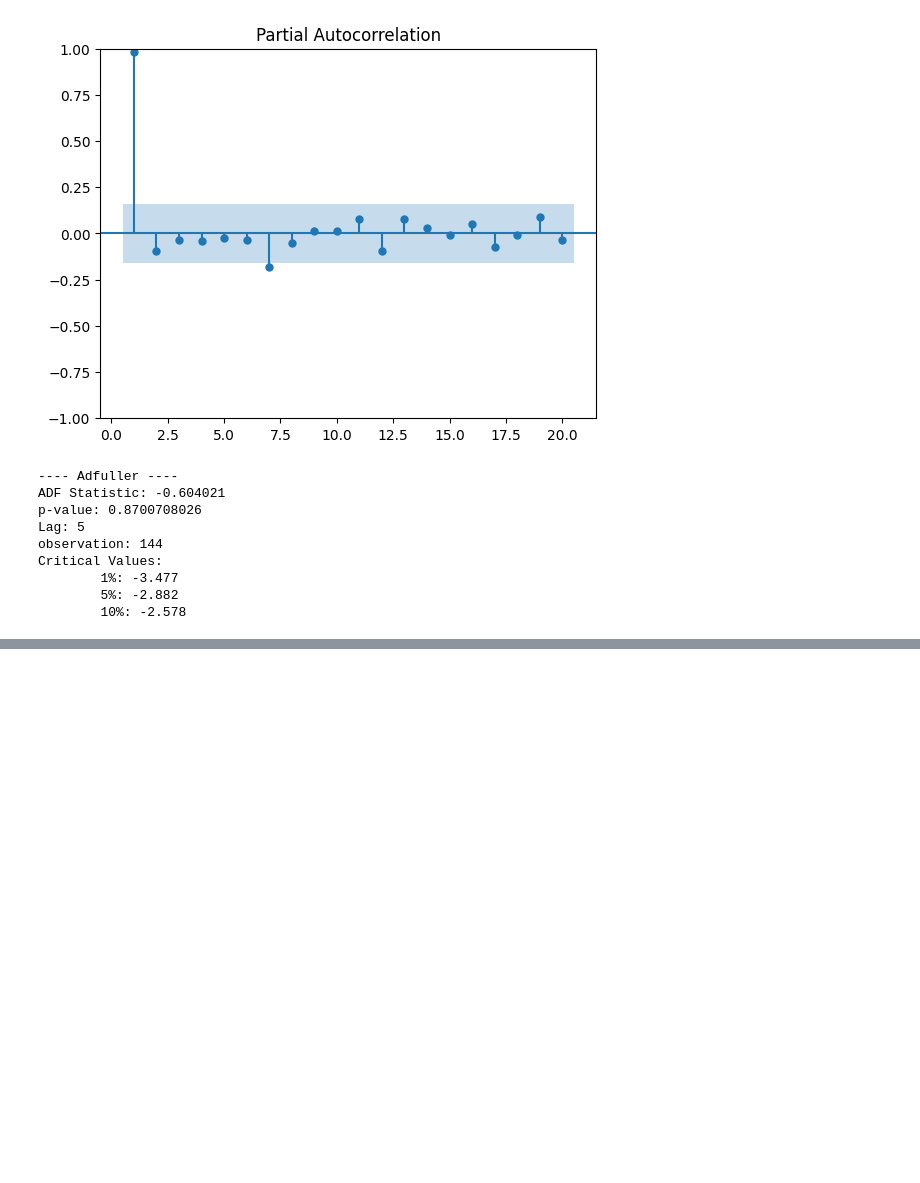
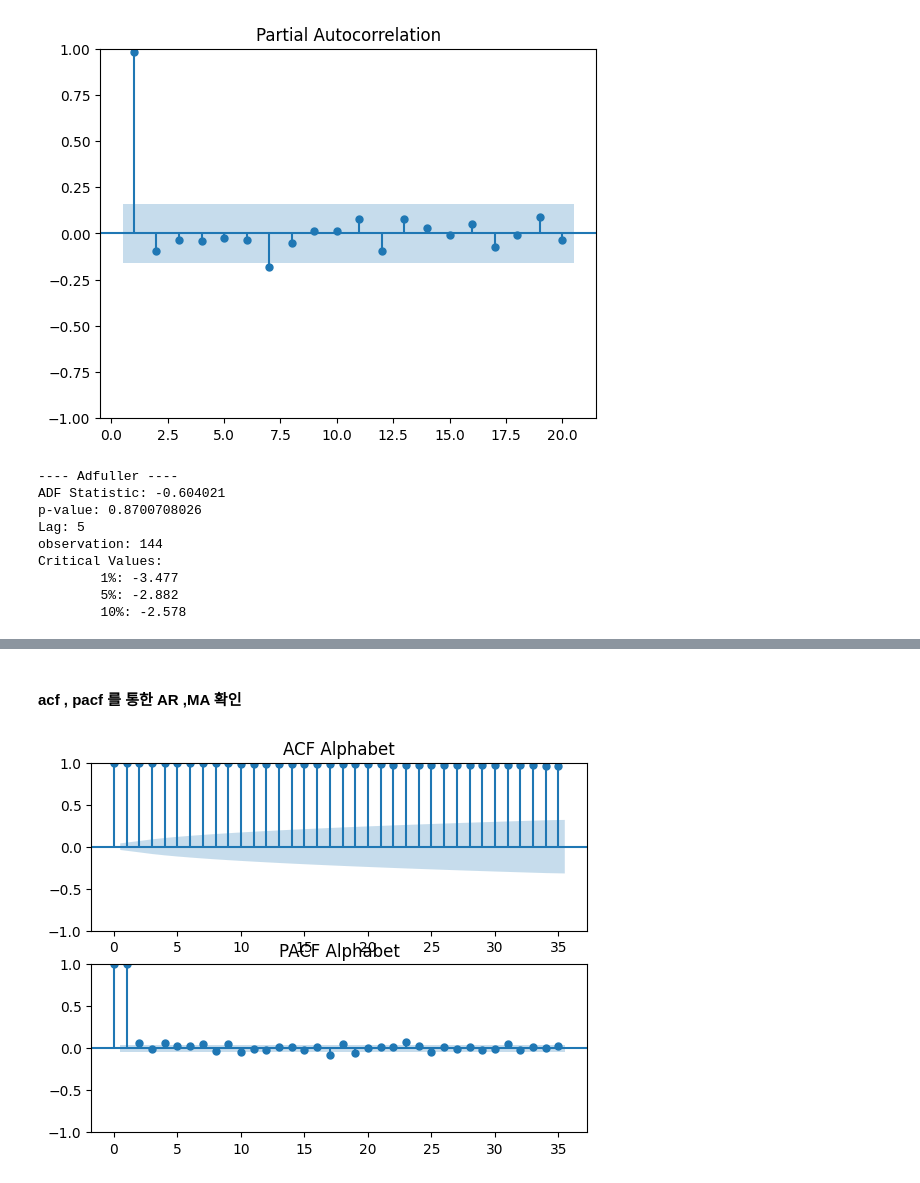
Before and after one commit to MaGeonHu/ML_study, a Jupyter notebook: 시계열예측.ipynb, the cells around one changed output, grey strips where cells are left out. Drawn from its saved outputs; the diff is of its cells as text; code cells hidden in the pictures; blank space fills up the shorter version.

```diff
--- a/시계열예측.ipynb
+++ b/시계열예측.ipynb
@@ -46,0 +131,21 @@ Critical Values:
+# %% [markdown]
+#### acf , pacf 를 통한  AR ,MA 확인
+# %%
+import statsmodels.graphics.tsaplots as sgt
+import matplotlib.pyplot as plt
+
+## Close
+fig = plt.figure()
+ax1 = fig.add_subplot(2, 1, 1)
+ax2 = fig.add_subplot(2, 1, 2)
+
+sgt.plot_acf(df['Adj Close'], ax=ax1)
+ax1.set_title("ACF Alphabet")
+
+
+sgt.plot_pacf(df['Adj Close'],method = ('ols'), ax=ax2)
+ax2.set_title("PACF Alphabet")
+
+plt.show()
+# %% [output]
+[figure, added]
```
Also changed, not shown: parts of 28 cells of this notebook, 2 other files.
